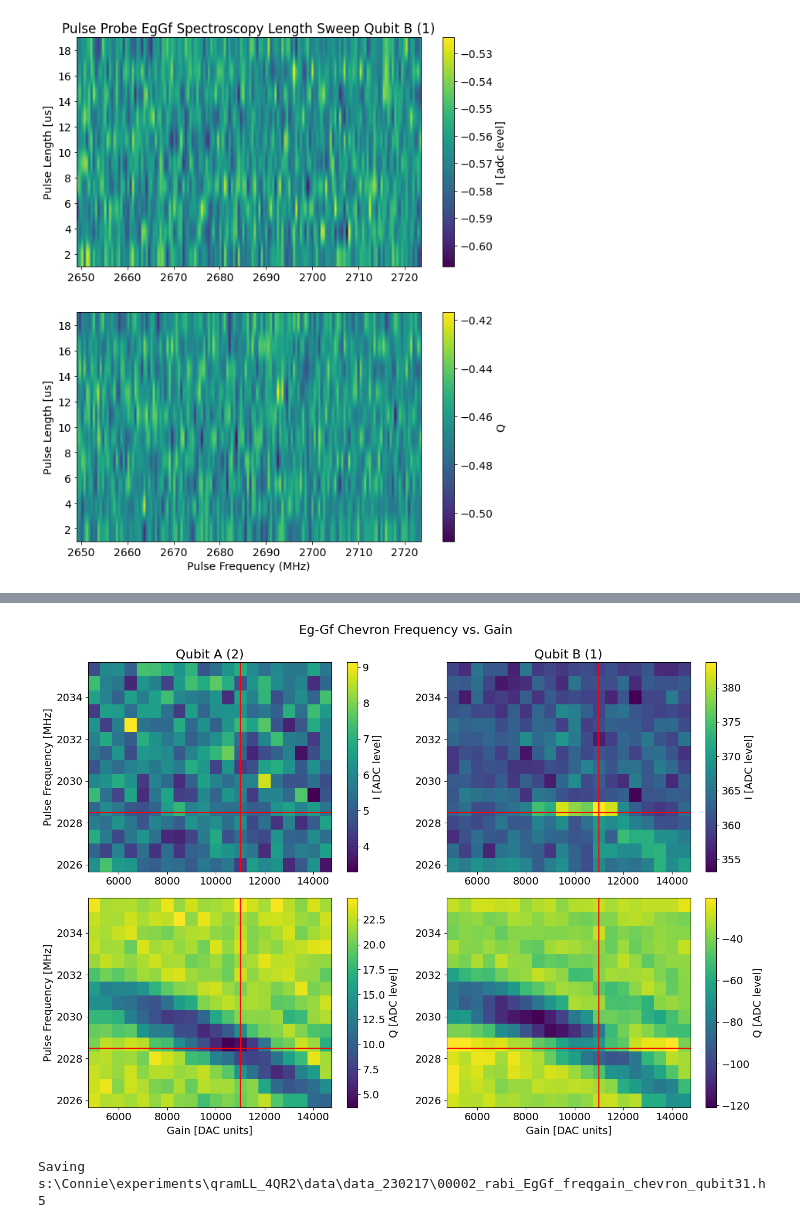
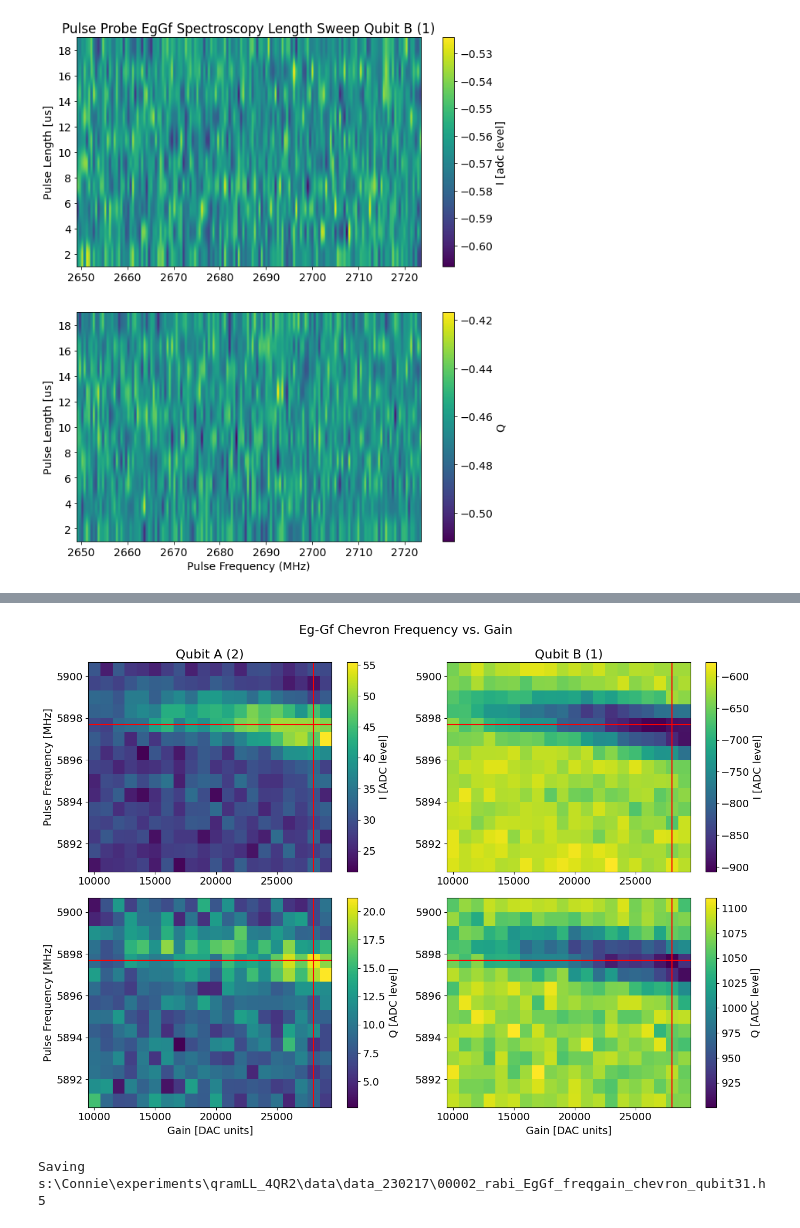
Before and after one commit to SchusterLab/qram_tprocv1_expts, a Jupyter notebook: two_qubit_sandbox.ipynb, the cells around one changed output, grey strips where cells are left out. Saved outputs shown, nothing was run; the diff lists cells and outputs as text; code cells hidden in the pictures.

```diff
--- a/two_qubit_sandbox.ipynb
+++ b/two_qubit_sandbox.ipynb
@@ -80,0 +75,3 @@ Data will be stored in c:\_Lib\python\rfsoc\qram_4QR2_BF5\data\data_230717
+# %%
+expt_path=os.path.join(os.getcwd(),'data', 'data_231127')
+print('Data will be stored in', expt_path)
@@ -82,6 +81,6 @@ Data will be stored in c:\_Lib\python\rfsoc\qram_4QR2_BF5\data\data_230717
 # config_file = 'config_zcu216.yml'
 # config_file = 'config_q3diamond.yml'
 config_file = 'config_q3diamond_full688and638_reset.yml'
-config_path = os.getcwd() + '\\' + config_file
+config_path = os.path.join(os.getcwd(), config_file)
 print('Config will be', config_path)
 # %% [output]
@@ -102,8 +101,9 @@ with open(config_file, 'r') as cfg_file:
     yaml_cfg = yaml.safe_load(cfg_file)
 yaml_cfg = AttrDict(yaml_cfg)
 # %%
-# im = InstrumentManager(ns_address='192.168.14.1')
-im = InstrumentManager(ns_address='192.168.137.1') # SLAC lab
+# im = InstrumentManager(ns_address='192.168.14.1') # Chicago lab
+# im = InstrumentManager(ns_address='192.168.137.1') # SLAC lab
+im = InstrumentManager(ns_address='10.108.30.56') # Spilker Fermium
 # %%
 lo1 = im[yaml_cfg.aliases.readout_LO]
 lo1.open_device()
@@ -371,7 +383,7 @@ rabiEgGfFreqGainChevron = meas.EgGfFreqGainChevronExperiment(
     config_file=config_path,
 )
 
-span_gain = 10000
+span_gain = 20000
 npts_gain = 20
 # span_gain = 0
 # npts_gain = 40
@@ -382,22 +394,22 @@ npts_f = 15
 # npts_f = 40
 
 rabiEgGfFreqGainChevron.cfg.expt = dict(
-    start_gain=5000, # qubit gain [dac level]
+    start_gain=10000, # qubit gain [dac level]
     step_gain=int(span_gain/npts_gain), # [dac level]
     expts_gain=npts_gain,
     # start_f=5916,
-    start_f=rabiEgGfFreqGainChevron.cfg.device.qubit.f_EgGf[qubits[0]] - span_f/2, # start freq [MHz],
-    # start_f=rabiEgGfFreqGainChevron.cfg.device.qubit.f_EgGf_Q[qubits[0]] - span_f/2, # start freq [MHz],
+    # start_f=rabiEgGfFreqGainChevron.cfg.device.qubit.f_EgGf[qubits[0]] - span_f/2, # start freq [MHz],
+    start_f=rabiEgGfFreqGainChevron.cfg.device.qubit.f_EgGf_Q[qubits[0]] - span_f/2, # start freq [MHz],
     # start_f=rabiEgGfFreqGainChevron.cfg.device.qubit.f_EgGf[qubits[0]] + 5 - span_f/2, # start freq [MHz],
     step_f=span_f/npts_f, # freq step,
     expts_f=npts_f, # number of different freq experiments,
     rounds=10,
-    reps=100,
-    pi_EgGf_sigma=0.430, # gaussian sigma/const pulse length, overrides config [us]
+    reps=80,
+    pi_EgGf_sigma=0.450, # gaussian sigma/const pulse length, overrides config [us]
     pulse_type='flat_top',
-    setup_ZZ=None, # add an extra pi pulse on another qubit other than the 2 qubits for the swap
-    # qDrive=qubits[0],
-    qDrive=1,
+    setup_ZZ=0, # add an extra pi pulse on another qubit other than the 2 qubits for the swap
+    qDrive=qubits[0],
+    # qDrive=1,
     qubits=qubits,
 )
 
@@ -429,17 +424,17 @@ driving 1
 # %%
 # # TESTING
 # rabiEgGfFreqGainChevron = meas.EgGfFreqGainChevronExperiment(config_file=config_path)
 # temp_data, attrs = prev_data(expt_path, '00000_rabi_EgGf_gainlen_chevron_qubit01.h5')
 # rabiEgGfFreqGainChevron.cfg.expt = attrs['config']['expt']
 # print(temp_data.keys())
 # rabiEgGfFreqGainChevron.display(data=temp_data, saveplot=True) #, plot_freq=2024.5, plot_gain=2125)
 # data = rabiEgGfChevron.analyze(data=temp_data, fit=True)
 # rabiEgGfChevron.display(data=data, fit=True)
 
 rabiEgGfFreqGainChevron.analyze(data=None)
-rabiEgGfFreqGainChevron.display(data=None, plot_freq=2028.5, plot_gain=11000)
+rabiEgGfFreqGainChevron.display(data=None, plot_freq=5897.7, plot_gain=28000)
 # %% [output]
-[figure, old version]
+[figure, new version]
 # %%
 rabiEgGfFreqGainChevron.save_data()
 # %% [output]
```
Also changed, not shown: parts of 27 cells of this notebook, 24 other files.
